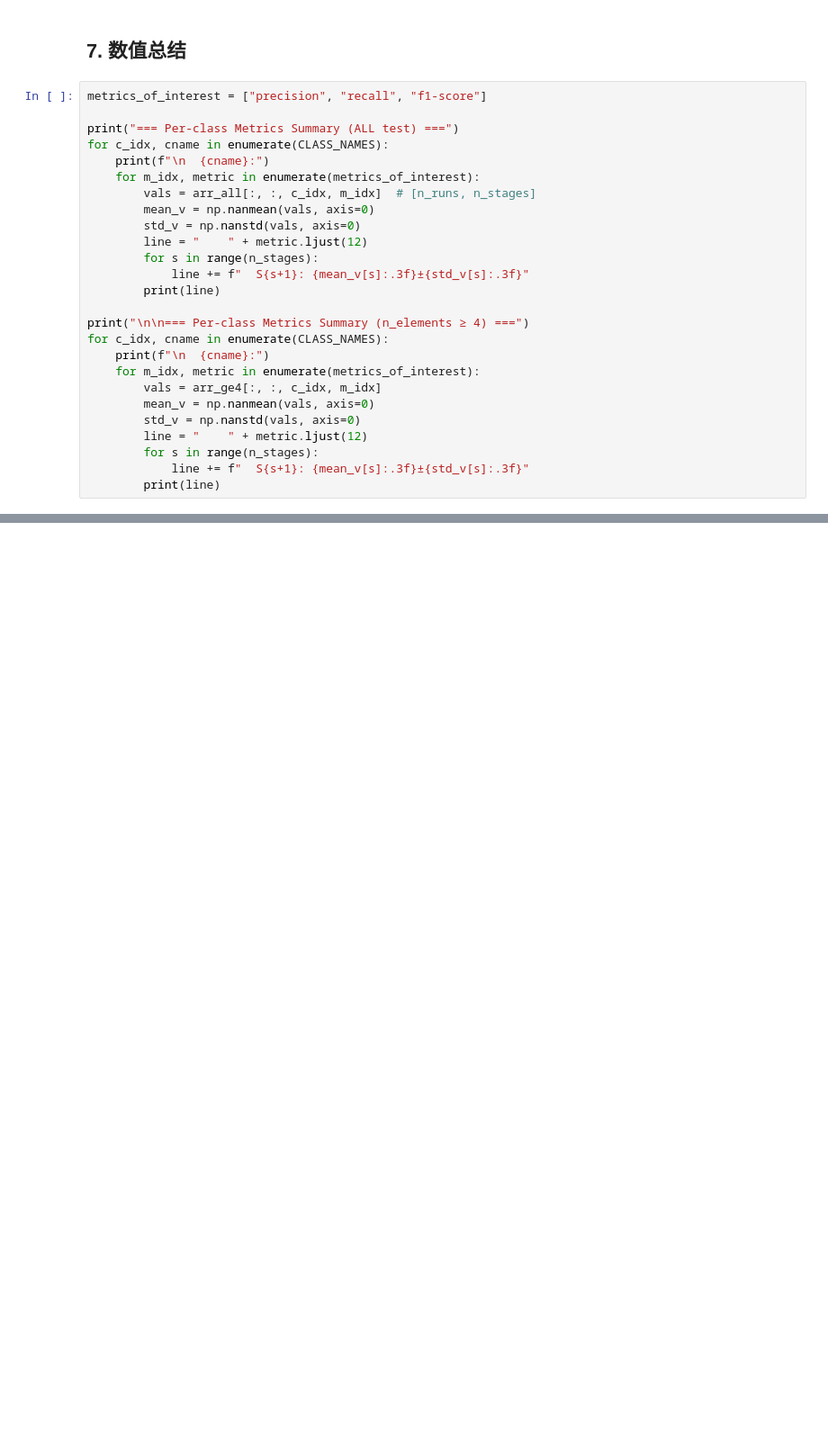
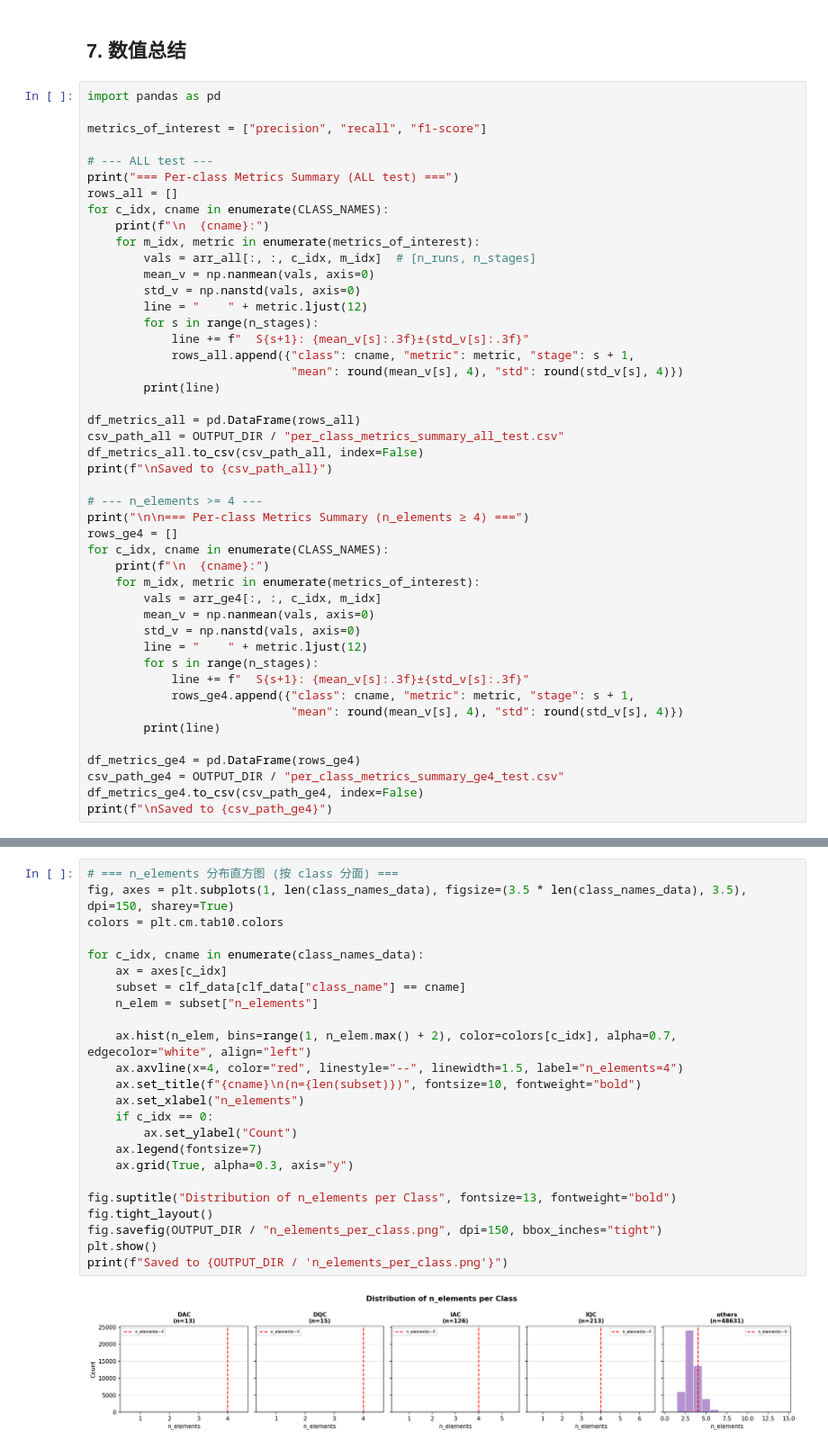
Before and after one commit to TsumiNa/foundation_model, a Jupyter notebook: notebooks/progressive_clf_analysis.ipynb, the cells around one changed output, grey strips where cells are left out. Shown at 90% size. Drawn from its saved outputs; the diff is of its cells as text; blank space fills up the shorter version.

```diff
--- a/notebooks/progressive_clf_analysis.ipynb
+++ b/notebooks/progressive_clf_analysis.ipynb
@@ -273,9 +333,13 @@ arr_ge4 = plot_per_class_metrics(
 # %% [markdown]
 ## 7. 数值总结
 # %%
+import pandas as pd
+
 metrics_of_interest = ["precision", "recall", "f1-score"]
 
+# --- ALL test ---
 print("=== Per-class Metrics Summary (ALL test) ===")
+rows_all = []
 for c_idx, cname in enumerate(CLASS_NAMES):
     print(f"\n  {cname}:")
     for m_idx, metric in enumerate(metrics_of_interest):
@@ -285,9 +349,18 @@ for c_idx, cname in enumerate(CLASS_NAMES):
         line = "    " + metric.ljust(12)
         for s in range(n_stages):
             line += f"  S{s+1}: {mean_v[s]:.3f}±{std_v[s]:.3f}"
+            rows_all.append({"class": cname, "metric": metric, "stage": s + 1,
+                             "mean": round(mean_v[s], 4), "std": round(std_v[s], 4)})
         print(line)
 
+df_metrics_all = pd.DataFrame(rows_all)
+csv_path_all = OUTPUT_DIR / "per_class_metrics_summary_all_test.csv"
+df_metrics_all.to_csv(csv_path_all, index=False)
+print(f"\nSaved to {csv_path_all}")
+
+# --- n_elements >= 4 ---
 print("\n\n=== Per-class Metrics Summary (n_elements ≥ 4) ===")
+rows_ge4 = []
 for c_idx, cname in enumerate(CLASS_NAMES):
     print(f"\n  {cname}:")
     for m_idx, metric in enumerate(metrics_of_interest):
@@ -297,4 +370,11 @@ for c_idx, cname in enumerate(CLASS_NAMES):
         line = "    " + metric.ljust(12)
         for s in range(n_stages):
             line += f"  S{s+1}: {mean_v[s]:.3f}±{std_v[s]:.3f}"
+            rows_ge4.append({"class": cname, "metric": metric, "stage": s + 1,
+                             "mean": round(mean_v[s], 4), "std": round(std_v[s], 4)})
         print(line)
+
+df_metrics_ge4 = pd.DataFrame(rows_ge4)
+csv_path_ge4 = OUTPUT_DIR / "per_class_metrics_summary_ge4_test.csv"
+df_metrics_ge4.to_csv(csv_path_ge4, index=False)
+print(f"\nSaved to {csv_path_ge4}")
@@ -300,0 +637,26 @@ for c_idx, cname in enumerate(CLASS_NAMES):
+# %%
+# === n_elements 分布直方图 (按 class 分面) ===
+fig, axes = plt.subplots(1, len(class_names_data), figsize=(3.5 * len(class_names_data), 3.5), dpi=150, sharey=True)
+colors = plt.cm.tab10.colors
+
+for c_idx, cname in enumerate(class_names_data):
+    ax = axes[c_idx]
+    subset = clf_data[clf_data["class_name"] == cname]
+    n_elem = subset["n_elements"]
+
+    ax.hist(n_elem, bins=range(1, n_elem.max() + 2), color=colors[c_idx], alpha=0.7, edgecolor="white", align="left")
+    ax.axvline(x=4, color="red", linestyle="--", linewidth=1.5, label="n_elements=4")
+    ax.set_title(f"{cname}\n(n={len(subset)})", fontsize=10, fontweight="bold")
+    ax.set_xlabel("n_elements")
+    if c_idx == 0:
+        ax.set_ylabel("Count")
+    ax.legend(fontsize=7)
+    ax.grid(True, alpha=0.3, axis="y")
+
+fig.suptitle("Distribution of n_elements per Class", fontsize=13, fontweight="bold")
+fig.tight_layout()
+fig.savefig(OUTPUT_DIR / "n_elements_per_class.png", dpi=150, bbox_inches="tight")
+plt.show()
+print(f"Saved to {OUTPUT_DIR / 'n_elements_per_class.png'}")
+# %% [output]
+[figure, added]
```
Also changed, not shown: parts of 18 cells of this notebook, 2 other files.
